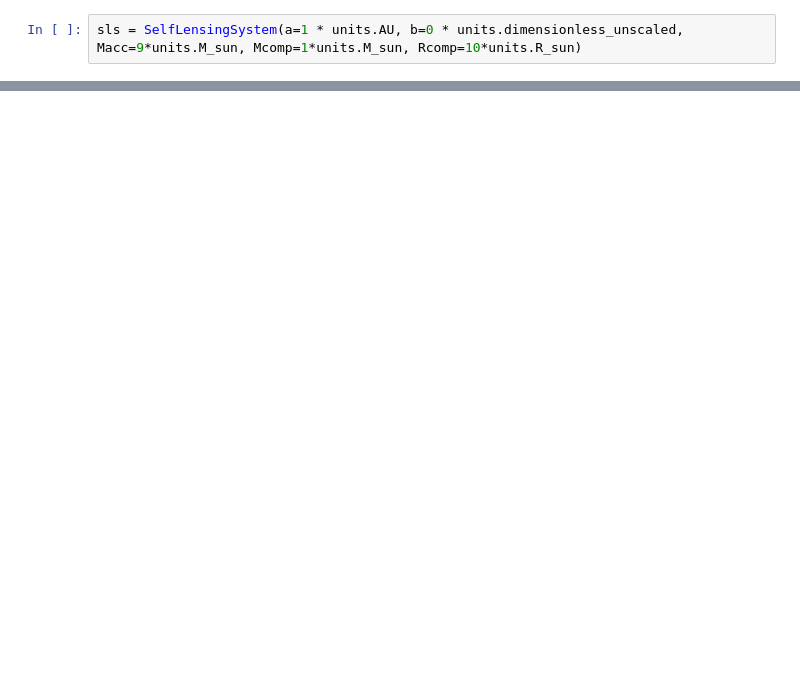
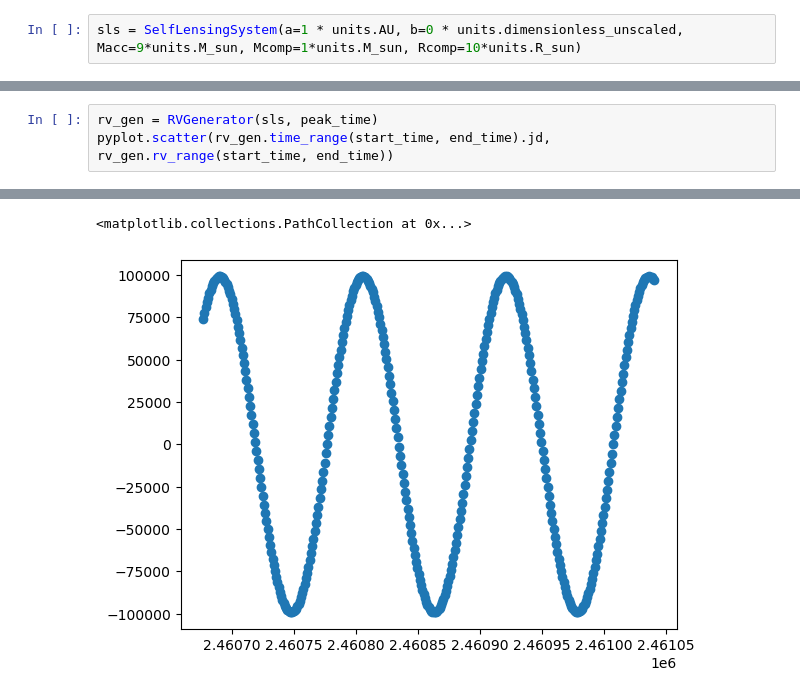
Before and after one commit to COBALT-lensing/py-self-lensing, a Jupyter notebook: demo.ipynb, the cells around one changed output, grey strips where cells are left out. Cells and saved outputs as stored; diff of their text form; blank space fills up the shorter version.

```diff
--- a/demo.ipynb
+++ b/demo.ipynb
@@ -26,0 +28,4 @@ pyplot.scatter(clc.time_offsets, clc.flux_array)
+# %%
+rv_gen = RVGenerator(sls, peak_time)
+pyplot.scatter(rv_gen.time_range(start_time, end_time).jd, rv_gen.rv_range(start_time, end_time))
+# %% [output]
@@ -26,0 +33,2 @@ pyplot.scatter(clc.time_offsets, clc.flux_array)
+<matplotlib.collections.PathCollection at 0x...>
+[figure, added]
```
Also changed, not shown: parts of 5 cells of this notebook, 3 other files.
